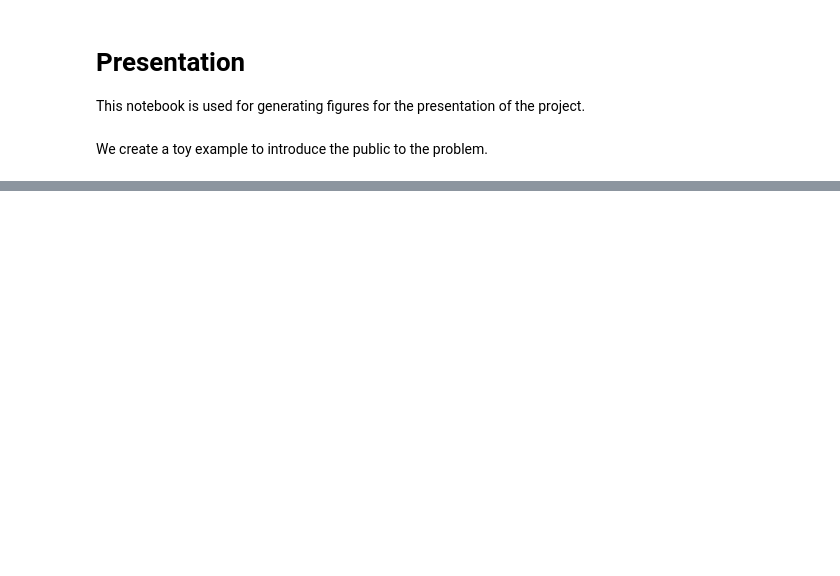
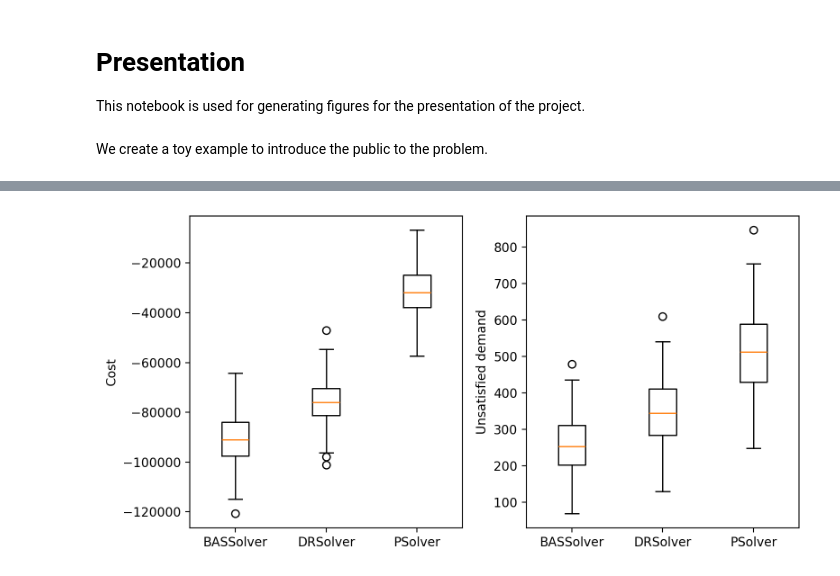
Before and after one commit to gabriel-fortin-leblanc/distributionally-robust-facility-location-problem, a Jupyter notebook: src/presentation.ipynb, the cells around one changed output, grey strips where cells are left out. Cells and saved outputs as stored; diff of their text form; code cells hidden in the pictures; blank space fills up the shorter version.

```diff
--- a/src/presentation.ipynb
+++ b/src/presentation.ipynb
@@ -71,0 +178,4 @@ fig.show()
+# %%
+ys = [bas_solver.y, dr_solver.y, p_solver.y]
+N = 250
+objs, ss = benchmark.benchmark(ys, flp, N=N)
@@ -71,0 +200,17 @@ fig.show()
+# %%
+fig = plt.figure(dpi=200, figsize=(8, 4))
+axl = fig.add_subplot(1, 2, 1)
+axr = fig.add_subplot(1, 2, 2)
+labels = ["BASSolver", "DRSolver", "PSolver"]
+axl.boxplot(
+    x=objs,
+    tick_labels=labels,
+)
+axl.set_ylabel("Cost")
+axr.boxplot(x=ss, tick_labels=labels)
+axr.set_ylabel("Unsatisfied demand")
+fig.tight_layout()
+fig.savefig(os.path.join(FIGURE_DIR, "benchmark.png"))
+fig.show()
+# %% [output]
+[figure, added]
```
Also changed, not shown: parts of 7 cells of this notebook, 3 other files.
